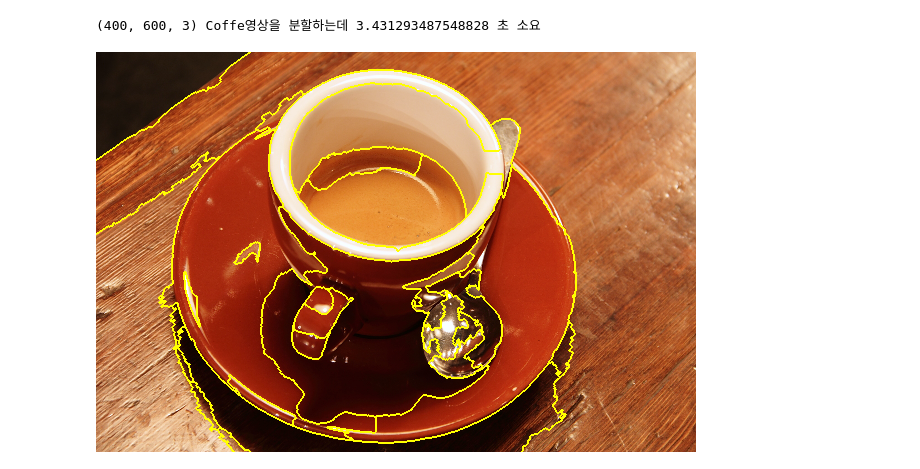
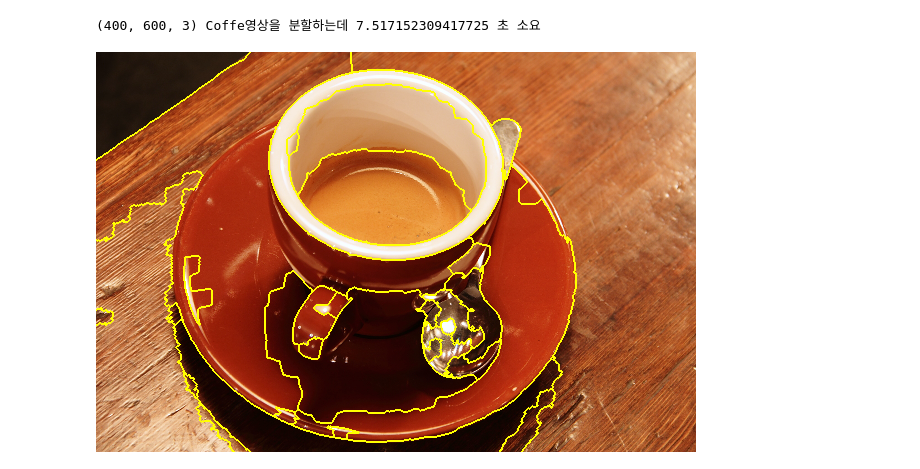
Before and after one commit to techn-0/computer_vision_STD, a Jupyter notebook: 4_6.ipynb, the cells around one changed output. Cells and saved outputs as stored; diff of their text form; code cells hidden in the pictures.

```diff
--- a/4_6.ipynb
+++ b/4_6.ipynb
@@ -3,28 +3,28 @@
 # %%
 import skimage
 import numpy as np
 import cv2 as cv
 import time
 from google.colab.patches import cv2_imshow
 from skimage import graph
 
 coffee = skimage.data.coffee()
 
 start = time.time()
-slic = skimage.segmentation.slic(coffee, compactness = 20, n_segments = 600, start_label = 1)
+slic = skimage.segmentation.slic(coffee, compactness = 45, n_segments = 800, start_label = 1)
 
 # g = skimage.future.graph.rag_mean_color(coffee, slic, mode = 'similarity')
 # ncut = skimage.future.graph.cut_normalized(slic, g)
 
 g = graph.rag_mean_color(coffee, slic, mode='similarity')
 ncut = graph.cut_normalized(slic, g)
 
 print(coffee.shape, 'Coffe영상을 분할하는데', time.time() - start, '초 소요')
 
 marking = skimage.segmentation.mark_boundaries(coffee, ncut)
 ncut_coffee = np.uint8(marking * 255.0)
 
 cv2_imshow(cv.cvtColor(ncut_coffee, cv.COLOR_RGB2BGR))
 # %% [output]
-(400, 600, 3) Coffe영상을 분할하는데 3.431293487548828 초 소요
+(400, 600, 3) Coffe영상을 분할하는데 7.517152309417725 초 소요
-[figure, old version]
+[figure, new version]
```
